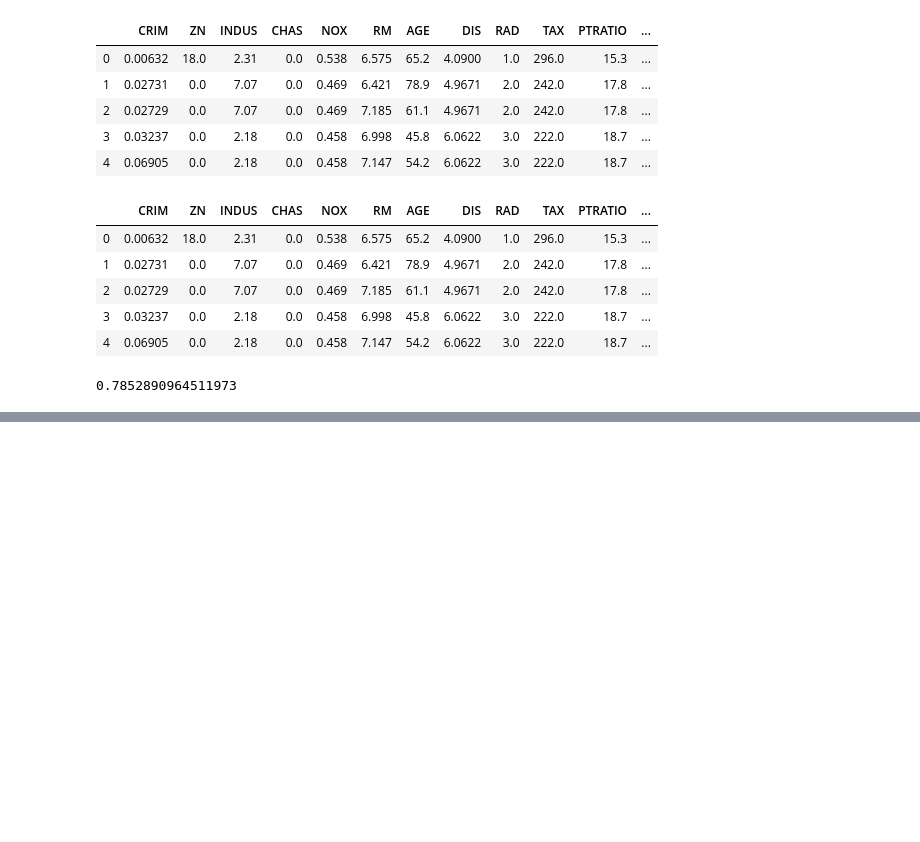
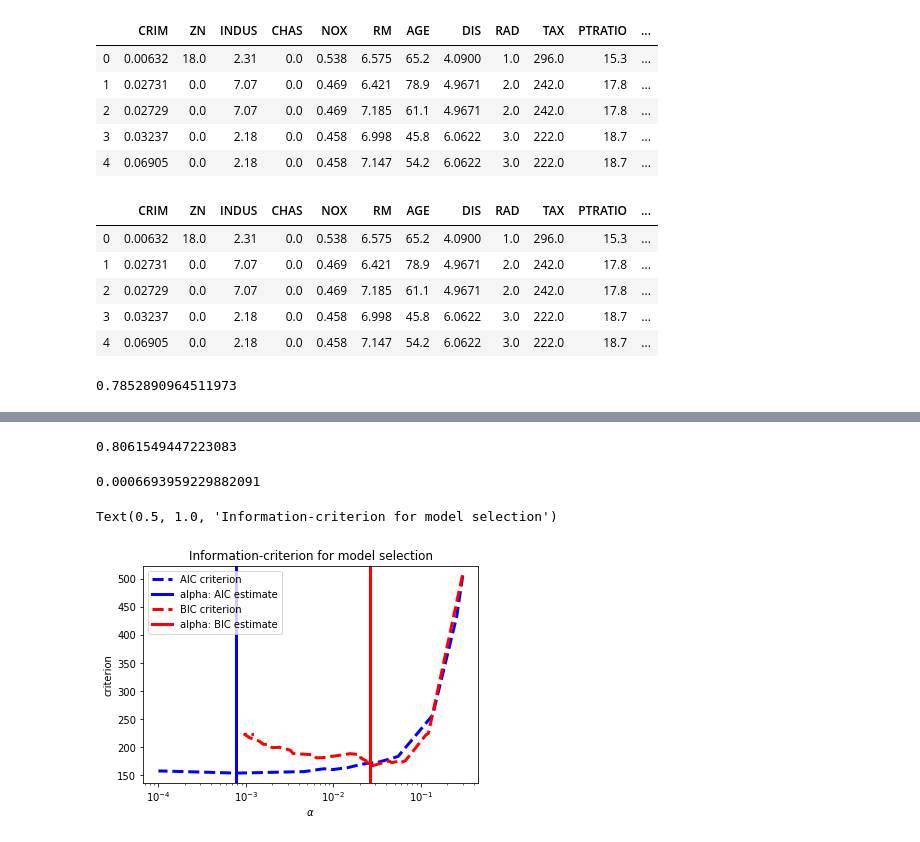
Before and after one commit to nadinezab/guided-projects, a Jupyter notebook: 1_Boston_Housing.ipynb, the cells around one changed output, grey strips where cells are left out. Drawn from its saved outputs; the diff is of its cells as text; code cells hidden in the pictures; blank space fills up the shorter version.

Commit message:
Updated 1_Boston_Housing to include Lasso Regression

```diff
--- a/1_Boston_Housing.ipynb
+++ b/1_Boston_Housing.ipynb
@@ -953,0 +1019,3 @@ strong multicollinearity or other numerical problems.
+# %%
+top_interactions = sorted(interactions,key=lambda item: item[2], reverse = True)
+top_interactions[:7]
@@ -953,0 +1096,10 @@ strong multicollinearity or other numerical problems.
+# %%
+# Add top two variables as polynomials
+cols = ['RM', 'LSTAT']
+
+for col in cols:
+    poly = PolynomialFeatures(4, include_bias = False)
+    X_transformed = poly.fit_transform(X[[col]])
+    colnames = [col, col+"_2", col+"_3", col+"_4"]
+    df_with_inter = pd.concat([df_with_inter.drop(col, axis = 1),
+                               pd.DataFrame(X_transformed, columns = colnames)], axis = 1)
@@ -953,0 +1119,42 @@ strong multicollinearity or other numerical problems.
+# %%
+# Full model R2
+r_2 = np.mean(cross_val_score(linreg, df_with_inter, y, scoring = 'r2', cv = crossval))
+r_2
+# %% [output]
+0.8061549447223083
+# %%
+# Fit Lasso with BIC
+model_bic = LassoLarsIC(criterion='bic')
+model_bic.fit(df_with_inter, y)
+alpha_bic_ = model_bic.alpha_
+
+
+# Fit Lasso with AIC
+model_aic = LassoLarsIC(criterion='aic')
+model_aic.fit(X, y)
+alpha_aic_ = model_aic.alpha_
+alpha_aic_
+# %% [output]
+0.0006693959229882091
+# %%
+# Plot to visualise parameter
+EPSILON = 1e-4
+
+def plot_ic_criterion(model, name, color):
+    criterion_ = model.criterion_
+    plt.semilogx(model.alphas_ + EPSILON, criterion_, '--', color=color,
+                 linewidth=3, label='%s criterion' % name)
+    plt.axvline(model.alpha_ + EPSILON, color=color, linewidth=3,
+                label='alpha: %s estimate' % name)
+    plt.xlabel(r'$\alpha$')
+    plt.ylabel('criterion')
+
+
+plt.figure()
+plot_ic_criterion(model_aic, 'AIC', 'b')
+plot_ic_criterion(model_bic, 'BIC', 'r')
+plt.legend()
+plt.title('Information-criterion for model selection')
+# %% [output]
+Text(0.5, 1.0, 'Information-criterion for model selection')
+[figure, added]
```
Also changed, not shown: parts of 24 cells of this notebook.
